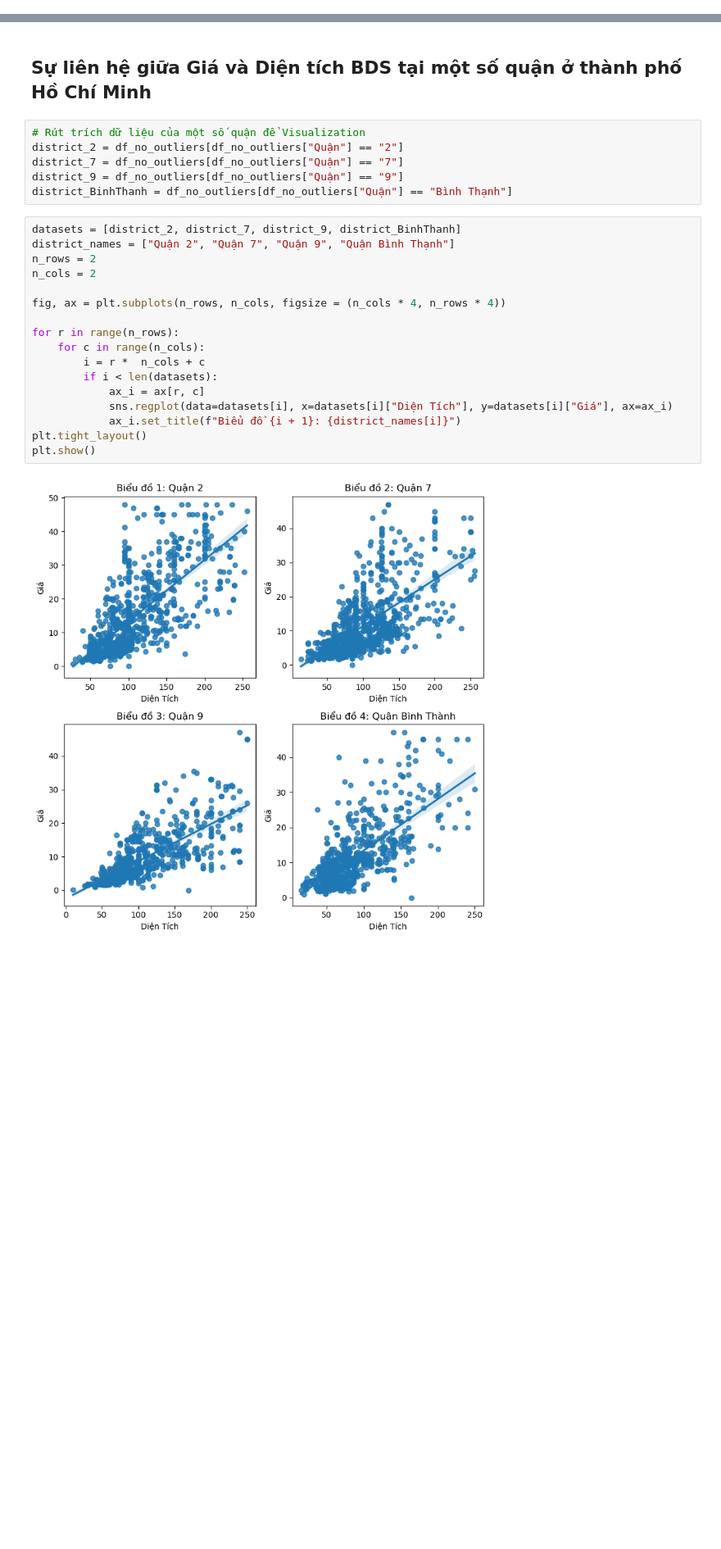
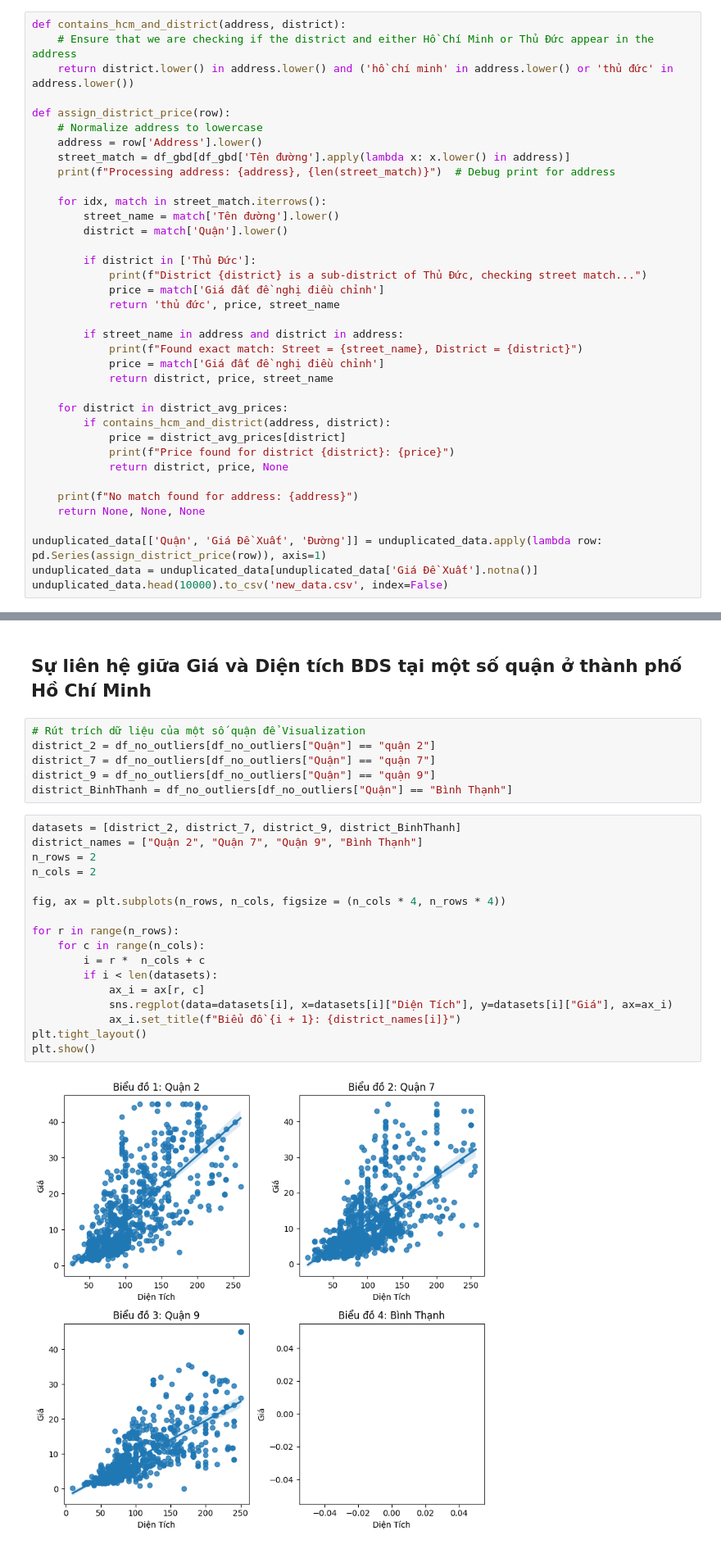
Before and after one commit to MinHien-git/NMKHDL_18127047_21127273_22127202_04, a Jupyter notebook: eda.ipynb, the cells around one changed output, grey strips where cells are left out. Shown at 82% size. Cells and saved outputs as stored; diff of their text form; blank space fills up the shorter version.

```diff
--- a/eda.ipynb
+++ b/eda.ipynb
@@ -336,0 +326,37 @@ unduplicated_data.head(10)
+# %%
+def contains_hcm_and_district(address, district):
+    # Ensure that we are checking if the district and either Hồ Chí Minh or Thủ Đức appear in the address
+    return district.lower() in address.lower() and ('hồ chí minh' in address.lower() or 'thủ đức' in address.lower())
+
+def assign_district_price(row):
+    # Normalize address to lowercase
+    address = row['Address'].lower()
+    street_match = df_gbd[df_gbd['Tên đường'].apply(lambda x: x.lower() in address)]
+    print(f"Processing address: {address}, {len(street_match)}")  # Debug print for address
+
+    for idx, match in street_match.iterrows():
+        street_name = match['Tên đường'].lower()
+        district = match['Quận'].lower()
+
+        if district in ['Thủ Đức']:
+            print(f"District {district} is a sub-district of Thủ Đức, checking street match...")
+            price = match['Giá đất đề nghị điều chỉnh']
+            return 'thủ đức', price, street_name
+
+        if street_name in address and district in address:
+            print(f"Found exact match: Street = {street_name}, District = {district}")
+            price = match['Giá đất đề nghị điều chỉnh']
+            return district, price, street_name
+
+    for district in district_avg_prices:
+        if contains_hcm_and_district(address, district):
+            price = district_avg_prices[district]
+            print(f"Price found for district {district}: {price}")
+            return district, price, None
+
+    print(f"No match found for address: {address}")
+    return None, None, None
+
+unduplicated_data[['Quận', 'Giá Đề Xuất', 'Đường']] = unduplicated_data.apply(lambda row: pd.Series(assign_district_price(row)), axis=1)
+unduplicated_data = unduplicated_data[unduplicated_data['Giá Đề Xuất'].notna()]
+unduplicated_data.head(10000).to_csv('new_data.csv', index=False)
@@ -507,29 +551,29 @@ Nhận xét:
 ## Sự liên hệ giữa Giá và Diện tích BDS tại một số quận ở thành phố Hồ Chí Minh
 # %%
 # Rút trích dữ liệu của một số quận để Visualization
-district_2 = df_no_outliers[df_no_outliers["Quận"] == "2"]
-district_7 = df_no_outliers[df_no_outliers["Quận"] == "7"]
-district_9 = df_no_outliers[df_no_outliers["Quận"] == "9"]
+district_2 = df_no_outliers[df_no_outliers["Quận"] == "quận 2"]
+district_7 = df_no_outliers[df_no_outliers["Quận"] == "quận 7"]
+district_9 = df_no_outliers[df_no_outliers["Quận"] == "quận 9"]
 district_BinhThanh = df_no_outliers[df_no_outliers["Quận"] == "Bình Thạnh"]
 # %%
 datasets = [district_2, district_7, district_9, district_BinhThanh]
-district_names = ["Quận 2", "Quận 7", "Quận 9", "Quận Bình Thạnh"]
+district_names = ["Quận 2", "Quận 7", "Quận 9", "Bình Thạnh"]
 n_rows = 2
 n_cols = 2
 
 fig, ax = plt.subplots(n_rows, n_cols, figsize = (n_cols * 4, n_rows * 4))
 
 for r in range(n_rows):
     for c in range(n_cols):
         i = r *  n_cols + c
         if i < len(datasets):
             ax_i = ax[r, c]
             sns.regplot(data=datasets[i], x=datasets[i]["Diện Tích"], y=datasets[i]["Giá"], ax=ax_i)
             ax_i.set_title(f"Biểu đồ {i + 1}: {district_names[i]}")
 plt.tight_layout()
 plt.show()
 # %% [output]
-[figure, old version]
+[figure, new version]
 # %%
 num_devs = unduplicated_data["Chủ Đầu Tư"].nunique()
 num_devs
```
Also changed, not shown: parts of 15 cells of this notebook, 3 other files.
